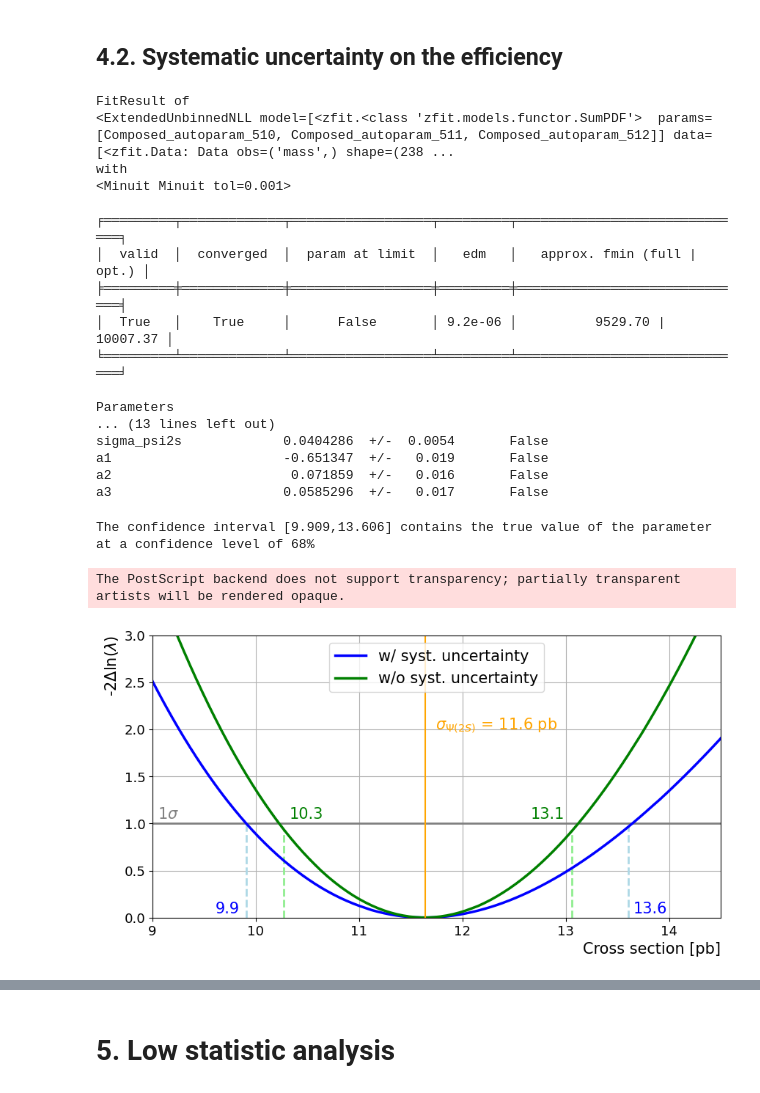
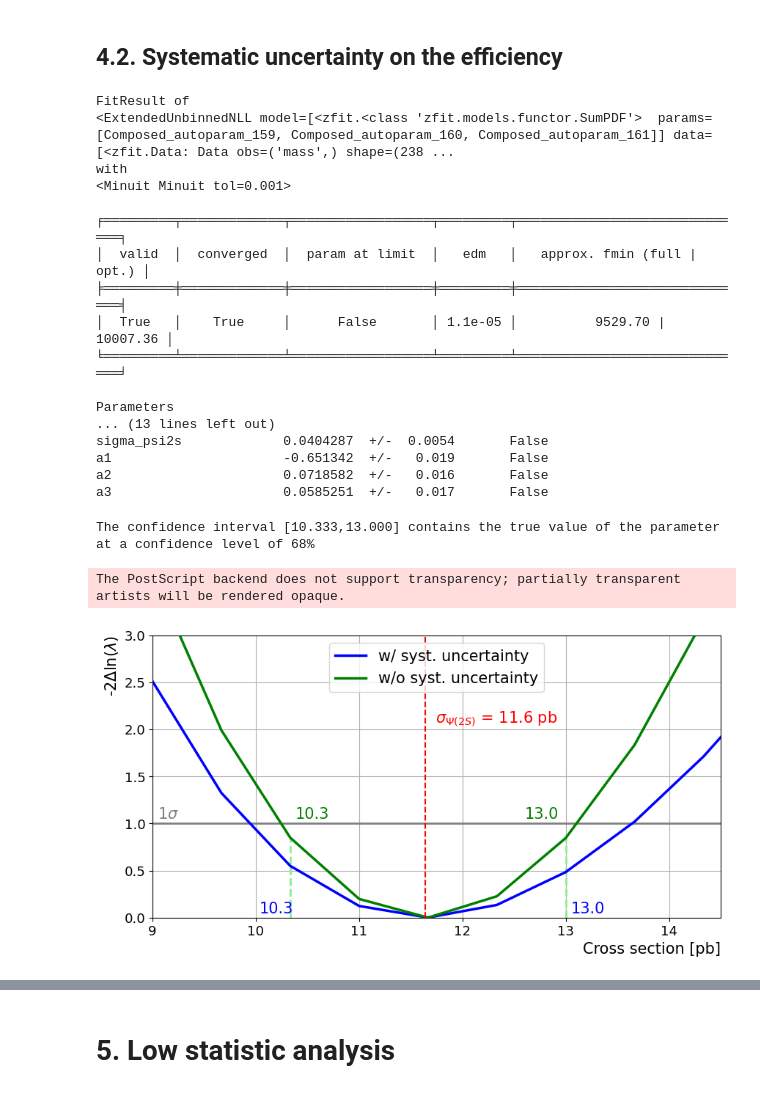
Before and after one commit to Matteo-Bellino/SMATEP_Project, a Jupyter notebook: Psi2S_RadanoBellino.ipynb, the cells around one changed output, grey strips where cells are left out. Drawn from its saved outputs; the diff is of its cells as text; code cells hidden in the pictures.

```diff
--- a/Psi2S_RadanoBellino.ipynb
+++ b/Psi2S_RadanoBellino.ipynb
@@ -579,7 +580,7 @@ The PostScript backend does not support transparency; partially transparent arti
 # %% [markdown]
 ## 4.1. No systematic uncertainty
 # %%
-NLL_size = 100
+NLL_size = 10
 xs_values = np.linspace(9,15,NLL_size)
 NLL_values = np.zeros(NLL_size)
 
@@ -663,22 +664,22 @@ result_sys.hesse()
 print(result_sys)
 # %% [output]
 FitResult of
-<ExtendedUnbinnedNLL model=[<zfit.<class 'zfit.models.functor.SumPDF'>  params=[Composed_autoparam_510, Composed_autoparam_511, Composed_autoparam_512]] data=[<zfit.Data: Data obs=('mass',) shape=(238 ...
+<ExtendedUnbinnedNLL model=[<zfit.<class 'zfit.models.functor.SumPDF'>  params=[Composed_autoparam_159, Composed_autoparam_160, Composed_autoparam_161]] data=[<zfit.Data: Data obs=('mass',) shape=(238 ...
 with
 <Minuit Minuit tol=0.001>
 
 ╒═════════╤═════════════╤══════════════════╤═════════╤══════════════════════════════╕
 │  valid  │  converged  │  param at limit  │   edm   │   approx. fmin (full | opt.) │
 ╞═════════╪═════════════╪══════════════════╪═════════╪══════════════════════════════╡
-│  True   │    True     │      False       │ 9.2e-06 │          9529.70 |  10007.37 │
+│  True   │    True     │      False       │ 1.1e-05 │          9529.70 |  10007.36 │
 ╘═════════╧═════════════╧══════════════════╧═════════╧══════════════════════════════╛
 
 Parameters
 ... (13 lines left out)
-sigma_psi2s             0.0404286  +/-  0.0054       False
-a1                      -0.651347  +/-   0.019       False
-a2                       0.071859  +/-   0.016       False
-a3                      0.0585296  +/-   0.017       False
+sigma_psi2s             0.0404287  +/-  0.0054       False
+a1                      -0.651342  +/-   0.019       False
+a2                      0.0718582  +/-   0.016       False
+a3                      0.0585251  +/-   0.017       False
 # %%
 # Evaluating the minimum NLL while the cross section is fixed (Profile Likelihood)
 
@@ -704,41 +705,41 @@ xs_temporary_sys = xs_values[NLL_variation_sys<1]
 xs_interval_sys = [np.min(xs_temporary_sys), np.max(xs_temporary_sys)]
 print(f"The confidence interval [{xs_interval_sys[0]:.3f},{xs_interval_sys[1]:.3f}] contains the true value of the parameter at a confidence level of 68%")
 # %% [output]
-The confidence interval [9.909,13.606] contains the true value of the parameter at a confidence level of 68%
+The confidence interval [10.333,13.000] contains the true value of the parameter at a confidence level of 68%
 # %%
 # Displaying the results
 plt.figure(figsize=(10,5))
 plt.plot(xs_values, np.ones(NLL_size), color='grey', linewidth=2)
 plt.text(9.05,1.05, "$1\sigma$", color='gray', fontsize = fs) #this line does not work for some reason
 
 plt.plot([xs_interval_sys[0], xs_interval_sys[0]], [0, NLL_variation_sys[NLL_variation_sys<1][0]], color='lightblue', linestyle = "--", linewidth=2)
 plt.plot([xs_interval_sys[1], xs_interval_sys[1]], [0, NLL_variation_sys[NLL_variation_sys<1][-1]],color='lightblue', linestyle = "--", linewidth=2)
 plt.plot([xs_interval[0], xs_interval[0]], [0, NLL_variation[NLL_variation<1][0]], color='lightgreen', linestyle = "--", linewidth=2)
 plt.plot([xs_interval[1], xs_interval[1]], [0, NLL_variation[NLL_variation<1][-1]],color='lightgreen', linestyle = "--", linewidth=2)
 
 plt.plot(xs_values, NLL_variation_sys, color = "blue", label='w/ syst. uncertainty', linewidth=2.5)
 plt.plot(xs_values, NLL_variation, color = 'green', label='w/o syst. uncertainty', linewidth=2.5)
-plt.axvline(result_sys.values[2], color='orange', linestyle = "-")
+plt.axvline(result_sys.values[2], color='red', linestyle = "--")
 #plt.title('Confidence interval (likelihood ratio method)', fontsize = fs)
 plt.xlabel('Cross section [pb]', fontsize = fs, loc = "right")
 plt.ylabel('-2$\\Delta$ln($\lambda$)', fontsize = fs, loc = "top")
 plt.grid()
 plt.tick_params(axis='both', labelsize=tfs)
 plt.ylim([0.,3.])
 plt.xlim([9.,14.5])
 plt.text(xs_interval_sys[0]-0.3,0.05, f'{xs_interval_sys[0]:.1f}', color='blue', fontsize = fs)
 plt.text(xs_interval_sys[1]+0.05,0.05, f'{xs_interval_sys[1]:.1f}', color='blue', fontsize = fs)
 plt.text(xs_interval[0]+0.05,1.05, f'{xs_interval[0]:.1f}', color='green', fontsize = fs)
 plt.text(xs_interval[1]-0.4,1.05, f'{xs_interval[1]:.1f}', color='green', fontsize = fs)
-plt.text(result_sys.values[2]+0.1,2, "$\sigma_{\Psi(2S)}$"+f" = {result_sys.values[2]:.1f} pb", color='orange', fontsize = fs)
+plt.text(result_sys.values[2]+0.1,2.07, "$\sigma_{\Psi(2S)}$"+f" = {result_sys.values[2]:.1f} pb", color='red', fontsize = fs)
 plt.legend(fontsize = fs, loc='upper center')
 
 plt.savefig("sys_LR.png")
 plt.savefig("sys_LR.eps")
 plt.show()
 # %% [output]
 The PostScript backend does not support transparency; partially transparent artists will be rendered opaque.
-[figure, old version]
+[figure, new version]
 # %%
 print(f"xs = {result_sys.values[2]} + {result_sys.values[2]-xs_interval_sys[0]} - {-result_sys.values[2]+xs_interval_sys[1]}")
 # %% [output]
```
Also changed, not shown: parts of 8 cells of this notebook.
